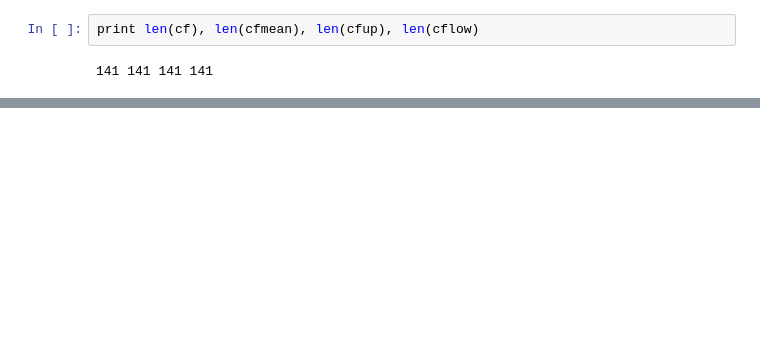
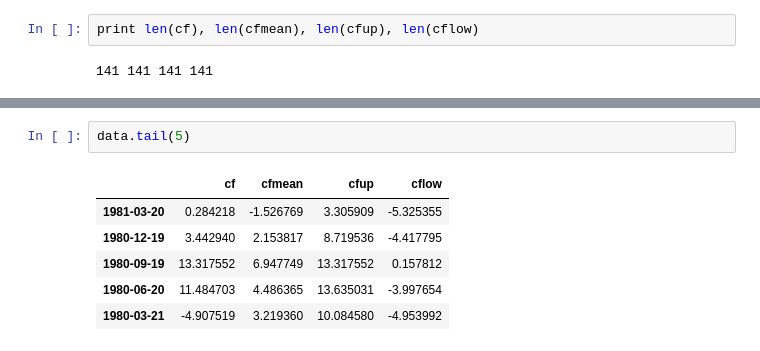
Before and after one commit to marcolunardi/metis, a Jupyter notebook: kojak_work/options_project_analysis.ipynb, the cells around one changed output, grey strips where cells are left out. Saved outputs shown, nothing was run; the diff lists cells and outputs as text; blank space fills up the shorter version.

```diff
--- a/kojak_work/options_project_analysis.ipynb
+++ b/kojak_work/options_project_analysis.ipynb
@@ -719,0 +733,9 @@ Timestamp('2015-05-29 00:00:00')
+# %%
+data.tail(5)
+# %% [output]
+|  | cf | cfmean | cfup | cflow |
+| 1981-03-20 | 0.284218 | -1.526769 | 3.305909 | -5.325355 |
+| 1980-12-19 | 3.442940 | 2.153817 | 8.719536 | -4.417795 |
+| 1980-09-19 | 13.317552 | 6.947749 | 13.317552 | 0.157812 |
+| 1980-06-20 | 11.484703 | 4.486365 | 13.635031 | -3.997654 |
+| 1980-03-21 | -4.907519 | 3.219360 | 10.084580 | -4.953992 |
```
Also changed, not shown: parts of 8 cells of this notebook.
